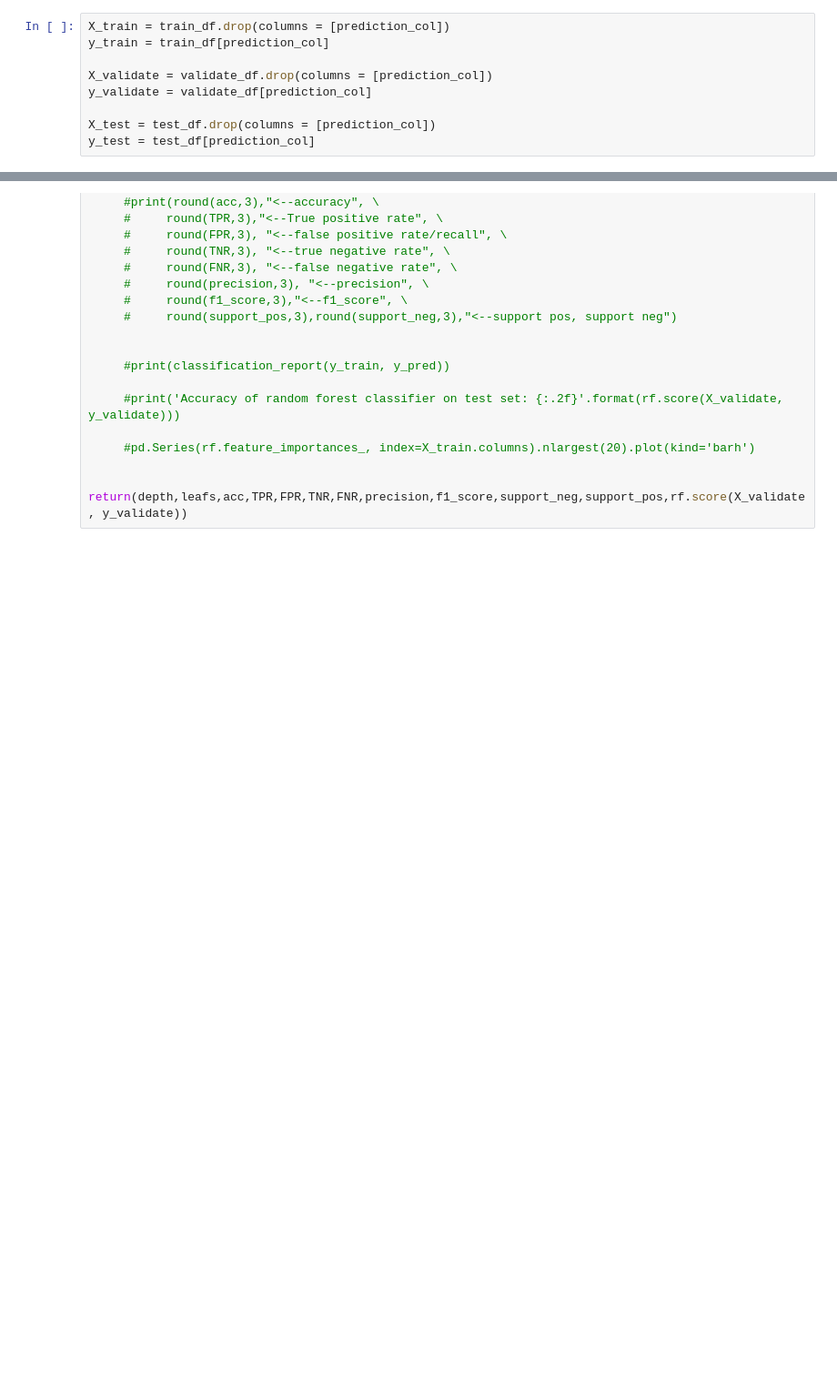
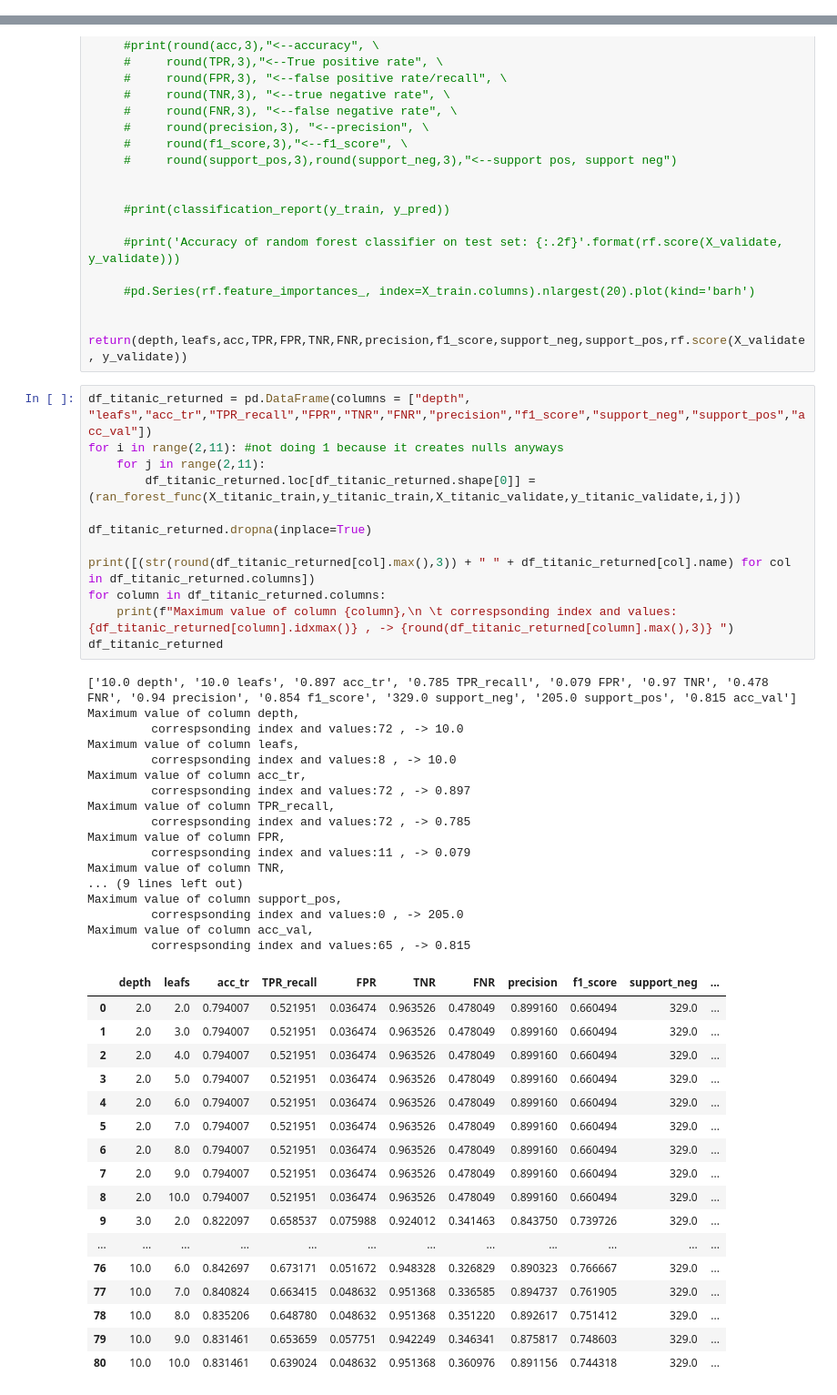
Before and after one commit to geary-shenck/classification-exercises, a Jupyter notebook: model.ipynb, the cells around one changed output, grey strips where cells are left out. Shown: that part at 91% size. Drawn from its saved outputs; the diff is of its cells as text; blank space fills up the shorter version.

```diff
--- a/model.ipynb
+++ b/model.ipynb
@@ -100,12 +110,3 @@ def give_it_a_go(X_train,y_train,X_validate,y_validate,depth):
 
       y_pred_val = clf.predict(X_validate)
       print(classification_report(y_validate, y_pred_val))
-# %%
-X_train = train_df.drop(columns = [prediction_col])
-y_train = train_df[prediction_col]
-
-X_validate = validate_df.drop(columns = [prediction_col])
-y_validate = validate_df[prediction_col]
-
-X_test = test_df.drop(columns = [prediction_col])
-y_test = test_df[prediction_col]
@@ -846,3 +834,50 @@ def ran_forest_func(X_train, y_train, X_validate, y_validate, depth, leafs):
      #pd.Series(rf.feature_importances_, index=X_train.columns).nlargest(20).plot(kind='barh')
 
      return(depth,leafs,acc,TPR,FPR,TNR,FNR,precision,f1_score,support_neg,support_pos,rf.score(X_validate, y_validate))
+# %%
+df_titanic_returned = pd.DataFrame(columns = ["depth", "leafs","acc_tr","TPR_recall","FPR","TNR","FNR","precision","f1_score","support_neg","support_pos","acc_val"])
+for i in range(2,11): #not doing 1 because it creates nulls anyways
+    for j in range(2,11):
+        df_titanic_returned.loc[df_titanic_returned.shape[0]] = (ran_forest_func(X_titanic_train,y_titanic_train,X_titanic_validate,y_titanic_validate,i,j))
+
+df_titanic_returned.dropna(inplace=True)
+
+print([(str(round(df_titanic_returned[col].max(),3)) + " " + df_titanic_returned[col].name) for col in df_titanic_returned.columns])
+for column in df_titanic_returned.columns:
+    print(f"Maximum value of column {column},\n \t correspsonding index and values:{df_titanic_returned[column].idxmax()} , -> {round(df_titanic_returned[column].max(),3)} ")
+df_titanic_returned
+# %% [output]
+['10.0 depth', '10.0 leafs', '0.897 acc_tr', '0.785 TPR_recall', '0.079 FPR', '0.97 TNR', '0.478 FNR', '0.94 precision', '0.854 f1_score', '329.0 support_neg', '205.0 support_pos', '0.815 acc_val']
+Maximum value of column depth,
+         correspsonding index and values:72 , -> 10.0
+Maximum value of column leafs,
+         correspsonding index and values:8 , -> 10.0
+Maximum value of column acc_tr,
+         correspsonding index and values:72 , -> 0.897
+Maximum value of column TPR_recall,
+         correspsonding index and values:72 , -> 0.785
+Maximum value of column FPR,
+         correspsonding index and values:11 , -> 0.079
+Maximum value of column TNR,
+... (9 lines left out)
+Maximum value of column support_pos,
+         correspsonding index and values:0 , -> 205.0
+Maximum value of column acc_val,
+         correspsonding index and values:65 , -> 0.815
+|  | depth | leafs | acc_tr | TPR_recall | FPR | TNR | FNR | precision | f1_score | support_neg | ... |
+| 0 | 2.0 | 2.0 | 0.794007 | 0.521951 | 0.036474 | 0.963526 | 0.478049 | 0.899160 | 0.660494 | 329.0 | ... |
+| 1 | 2.0 | 3.0 | 0.794007 | 0.521951 | 0.036474 | 0.963526 | 0.478049 | 0.899160 | 0.660494 | 329.0 | ... |
+| 2 | 2.0 | 4.0 | 0.794007 | 0.521951 | 0.036474 | 0.963526 | 0.478049 | 0.899160 | 0.660494 | 329.0 | ... |
+| 3 | 2.0 | 5.0 | 0.794007 | 0.521951 | 0.036474 | 0.963526 | 0.478049 | 0.899160 | 0.660494 | 329.0 | ... |
+| 4 | 2.0 | 6.0 | 0.794007 | 0.521951 | 0.036474 | 0.963526 | 0.478049 | 0.899160 | 0.660494 | 329.0 | ... |
+| 5 | 2.0 | 7.0 | 0.794007 | 0.521951 | 0.036474 | 0.963526 | 0.478049 | 0.899160 | 0.660494 | 329.0 | ... |
+| 6 | 2.0 | 8.0 | 0.794007 | 0.521951 | 0.036474 | 0.963526 | 0.478049 | 0.899160 | 0.660494 | 329.0 | ... |
+| 7 | 2.0 | 9.0 | 0.794007 | 0.521951 | 0.036474 | 0.963526 | 0.478049 | 0.899160 | 0.660494 | 329.0 | ... |
+| 8 | 2.0 | 10.0 | 0.794007 | 0.521951 | 0.036474 | 0.963526 | 0.478049 | 0.899160 | 0.660494 | 329.0 | ... |
+| 9 | 3.0 | 2.0 | 0.822097 | 0.658537 | 0.075988 | 0.924012 | 0.341463 | 0.843750 | 0.739726 | 329.0 | ... |
+| ... | ... | ... | ... | ... | ... | ... | ... | ... | ... | ... | ... |
+| 76 | 10.0 | 6.0 | 0.842697 | 0.673171 | 0.051672 | 0.948328 | 0.326829 | 0.890323 | 0.766667 | 329.0 | ... |
+| 77 | 10.0 | 7.0 | 0.840824 | 0.663415 | 0.048632 | 0.951368 | 0.336585 | 0.894737 | 0.761905 | 329.0 | ... |
+| 78 | 10.0 | 8.0 | 0.835206 | 0.648780 | 0.048632 | 0.951368 | 0.351220 | 0.892617 | 0.751412 | 329.0 | ... |
+| 79 | 10.0 | 9.0 | 0.831461 | 0.653659 | 0.057751 | 0.942249 | 0.346341 | 0.875817 | 0.748603 | 329.0 | ... |
+| 80 | 10.0 | 10.0 | 0.831461 | 0.639024 | 0.048632 | 0.951368 | 0.360976 | 0.891156 | 0.744318 | 329.0 | ... |
```
Also changed, not shown: parts of 47 cells of this notebook.
